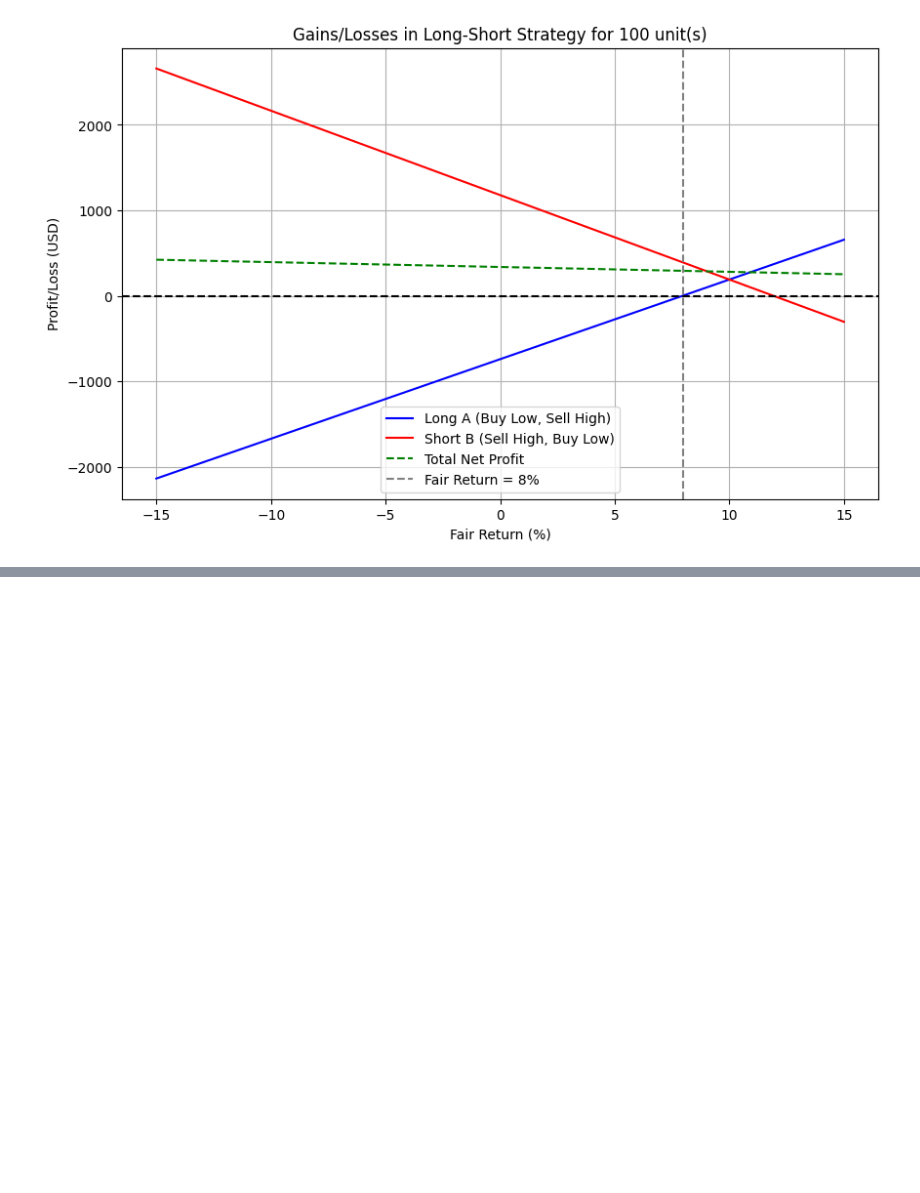
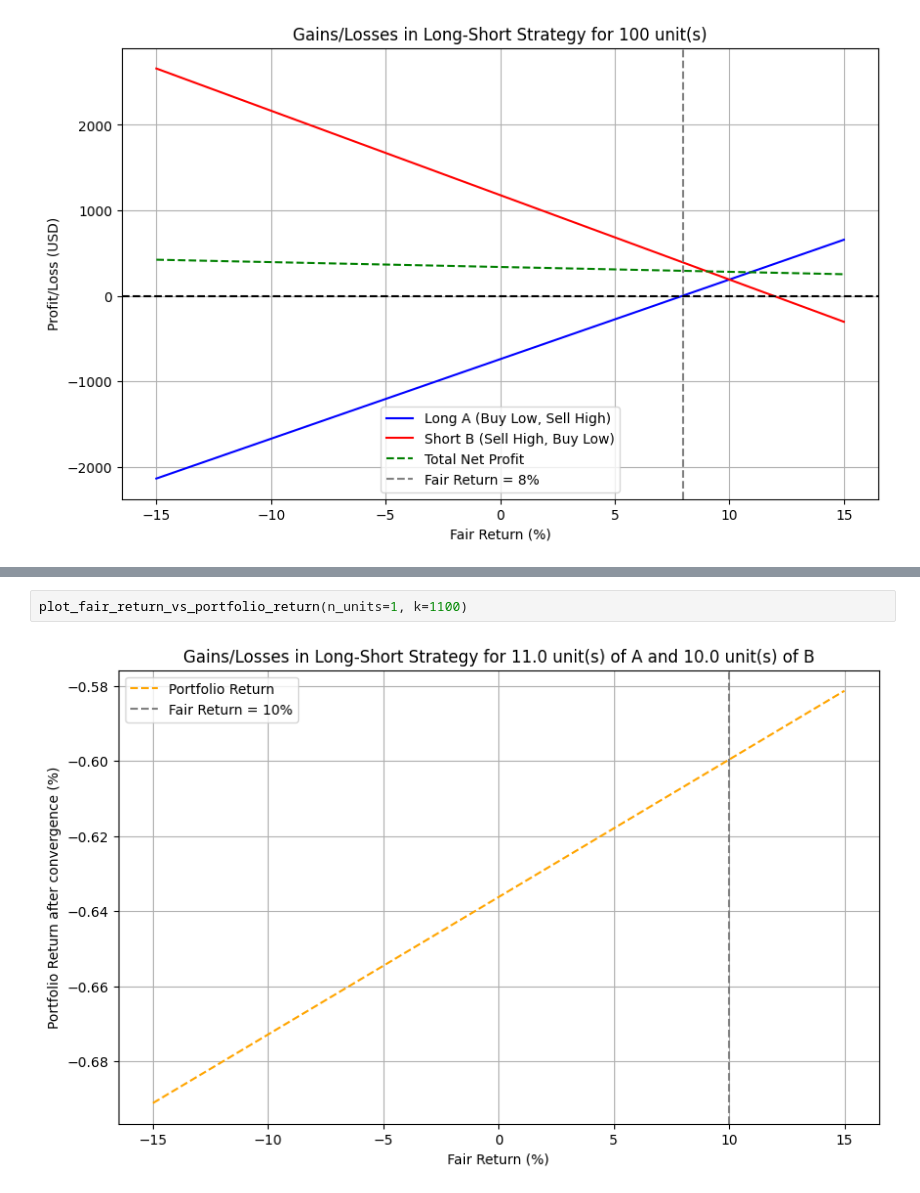
Before and after one commit to KayalvizhiT513/Algo_Trading, a Jupyter notebook: Problems_25Apr2025_Beta_Neutral_Convergence_Trade.ipynb, the cells around one changed output, grey strips where cells are left out. Saved outputs shown, nothing was run; the diff lists cells and outputs as text; blank space fills up the shorter version.

```diff
--- a/Problems_25Apr2025_Beta_Neutral_Convergence_Trade.ipynb
+++ b/Problems_25Apr2025_Beta_Neutral_Convergence_Trade.ipynb
@@ -278,0 +344,4 @@ plot_gains_losses(n_units=100)
+# %%
+plot_fair_return_vs_portfolio_return(n_units=1, k=1100)
+# %% [output]
+[figure, added]
```
Also changed, not shown: parts of 11 cells of this notebook.
